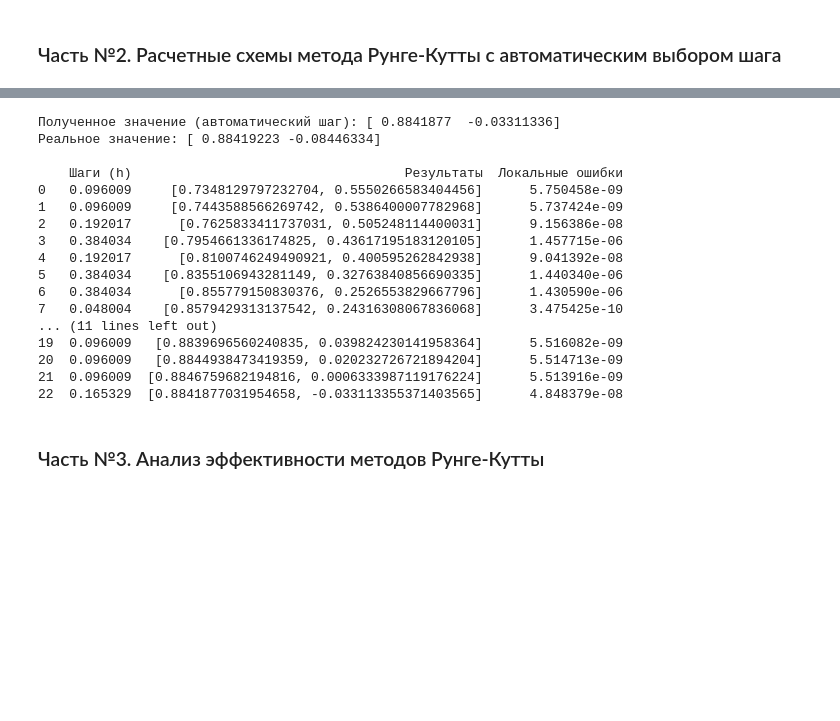
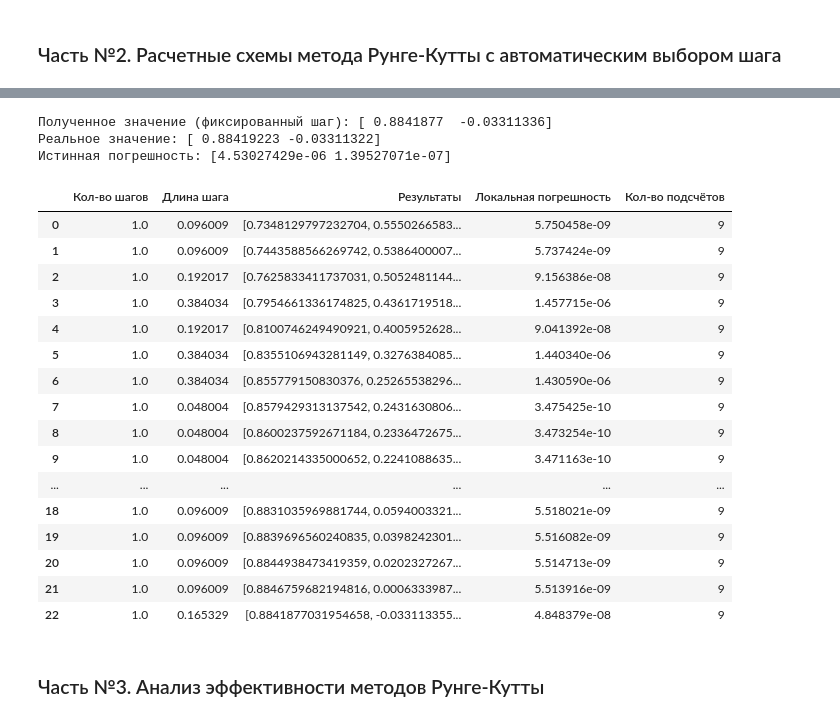
Before and after one commit to NRina4/Numerical-Methods, a Jupyter notebook: Тема №8/task8.ipynb, the cells around one changed output, grey strips where cells are left out. Cells and saved outputs as stored; diff of their text form; code cells hidden in the pictures; blank space fills up the shorter version.

```diff
--- a/Тема №8/task8.ipynb
+++ b/Тема №8/task8.ipynb
@@ -142,34 +159,39 @@ print(df_2)
 # %%
-auto_step_results_3, local_errors_3, steps_3 = auto_step(x0, x1, y0, s_3, params)
+auto_step_values_3, auto_step_local_errors_3, auto_step_steps_3, auto_step_calc_count_3 = auto_step(x0, x1, y0, s_3, params)
 
-df_3 = pd.DataFrame({
-    "Шаги (h)": steps_3,
-    "Результаты": auto_step_results_3,
-    "Локальные ошибки": local_errors_3
+df_auto_3 = pd.DataFrame({
+    "Кол-во шагов": np.ones(len(auto_step_steps_3)),
+    "Длина шага": auto_step_steps_3,
+    "Результаты": auto_step_values_3.tolist(),
+    "Локальная погрешность": auto_step_local_errors_3,
+    "Кол-во подсчётов": auto_step_calc_count_3,
 })
 
-# Вывод таблицы
-print(f"Полученное значение (автоматический шаг): {auto_step_results_3[-1]}")
-print(f"Реальное значение: {y_true}\n")
-print(df_3)
+print(f"Полученное значение (фиксированный шаг): {auto_step_values_3[-1]}")
+print(f"Реальное значение: {y_true}")
+print(f'Истинная погрешность: {y_true - auto_step_values_3[-1]}\n')
+display(df_auto_3)
 # %% [output]
-Полученное значение (автоматический шаг): [ 0.8841877  -0.03311336]
-Реальное значение: [ 0.88419223 -0.08446334]
-
-    Шаги (h)                                   Результаты  Локальные ошибки
-0   0.096009     [0.7348129797232704, 0.5550266583404456]      5.750458e-09
-1   0.096009     [0.7443588566269742, 0.5386400007782968]      5.737424e-09
-2   0.192017      [0.7625833411737031, 0.505248114400031]      9.156386e-08
-3   0.384034    [0.7954661336174825, 0.43617195183120105]      1.457715e-06
-4   0.192017      [0.8100746249490921, 0.400595262842938]      9.041392e-08
-5   0.384034    [0.8355106943281149, 0.32763840856690335]      1.440340e-06
-6   0.384034      [0.855779150830376, 0.2526553829667796]      1.430590e-06
-7   0.048004    [0.8579429313137542, 0.24316308067836068]      3.475425e-10
-... (11 lines left out)
-19  0.096009   [0.8839696560240835, 0.039824230141958364]      5.516082e-09
-20  0.096009   [0.8844938473419359, 0.020232726721894204]      5.514713e-09
-21  0.096009  [0.8846759682194816, 0.0006333987119176224]      5.513916e-09
-22  0.165329  [0.8841877031954658, -0.033113355371403565]      4.848379e-08
+Полученное значение (фиксированный шаг): [ 0.8841877  -0.03311336]
+Реальное значение: [ 0.88419223 -0.03311322]
+Истинная погрешность: [4.53027429e-06 1.39527071e-07]
+|  | Кол-во шагов | Длина шага | Результаты | Локальная погрешность | Кол-во подсчётов |
+| 0 | 1.0 | 0.096009 | [0.7348129797232704, 0.5550266583... | 5.750458e-09 | 9 |
+| 1 | 1.0 | 0.096009 | [0.7443588566269742, 0.5386400007... | 5.737424e-09 | 9 |
+| 2 | 1.0 | 0.192017 | [0.7625833411737031, 0.5052481144... | 9.156386e-08 | 9 |
+| 3 | 1.0 | 0.384034 | [0.7954661336174825, 0.4361719518... | 1.457715e-06 | 9 |
+| 4 | 1.0 | 0.192017 | [0.8100746249490921, 0.4005952628... | 9.041392e-08 | 9 |
+| 5 | 1.0 | 0.384034 | [0.8355106943281149, 0.3276384085... | 1.440340e-06 | 9 |
+| 6 | 1.0 | 0.384034 | [0.855779150830376, 0.25265538296... | 1.430590e-06 | 9 |
+| 7 | 1.0 | 0.048004 | [0.8579429313137542, 0.2431630806... | 3.475425e-10 | 9 |
+| 8 | 1.0 | 0.048004 | [0.8600237592671184, 0.2336472675... | 3.473254e-10 | 9 |
+| 9 | 1.0 | 0.048004 | [0.8620214335000652, 0.2241088635... | 3.471163e-10 | 9 |
+| ... | ... | ... | ... | ... | ... |
+| 18 | 1.0 | 0.096009 | [0.8831035969881744, 0.0594003321... | 5.518021e-09 | 9 |
+| 19 | 1.0 | 0.096009 | [0.8839696560240835, 0.0398242301... | 5.516082e-09 | 9 |
+| 20 | 1.0 | 0.096009 | [0.8844938473419359, 0.0202327267... | 5.514713e-09 | 9 |
+| 21 | 1.0 | 0.096009 | [0.8846759682194816, 0.0006333987... | 5.513916e-09 | 9 |
+| 22 | 1.0 | 0.165329 | [0.8841877031954658, -0.033113355... | 4.848379e-08 | 9 |
 # %% [markdown]
 ### Часть №3. Анализ эффективности методов Рунге-Кутты
 # %%
```
Also changed, not shown: parts of 14 cells of this notebook, 3 other files.
